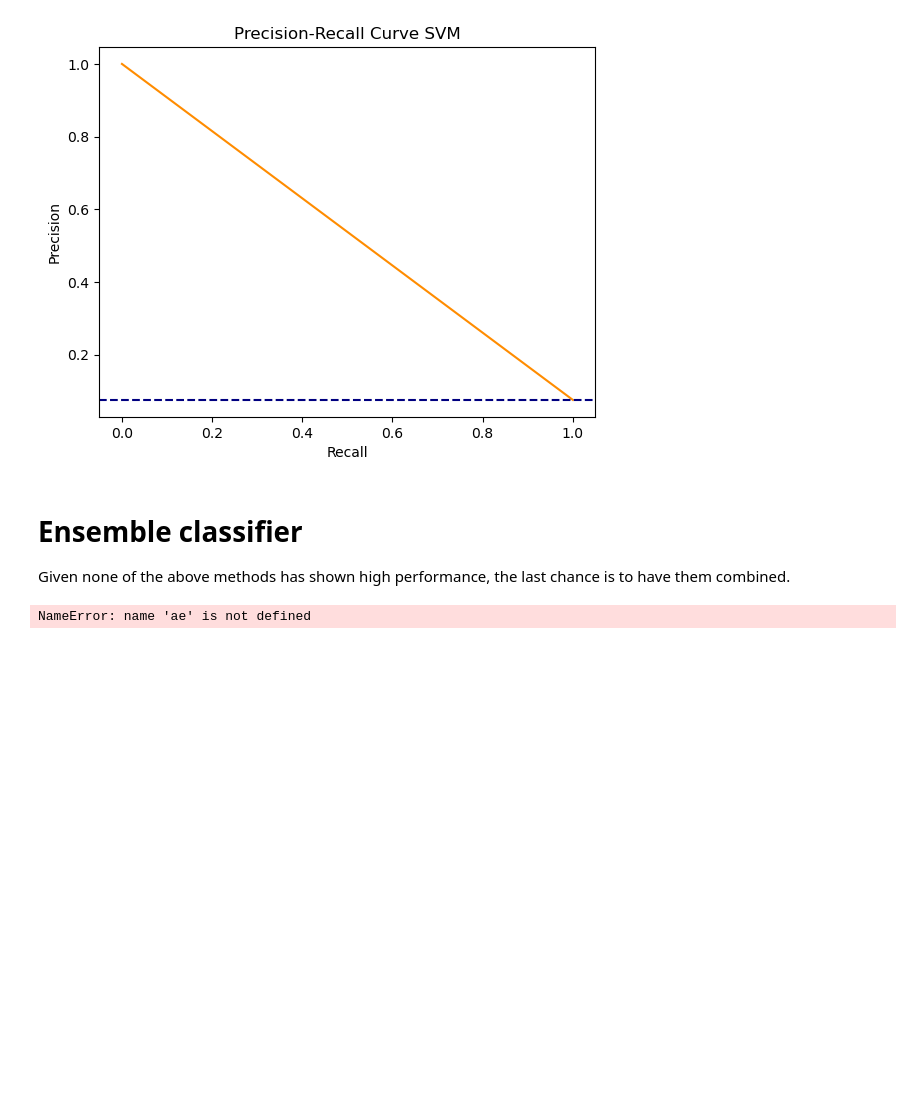
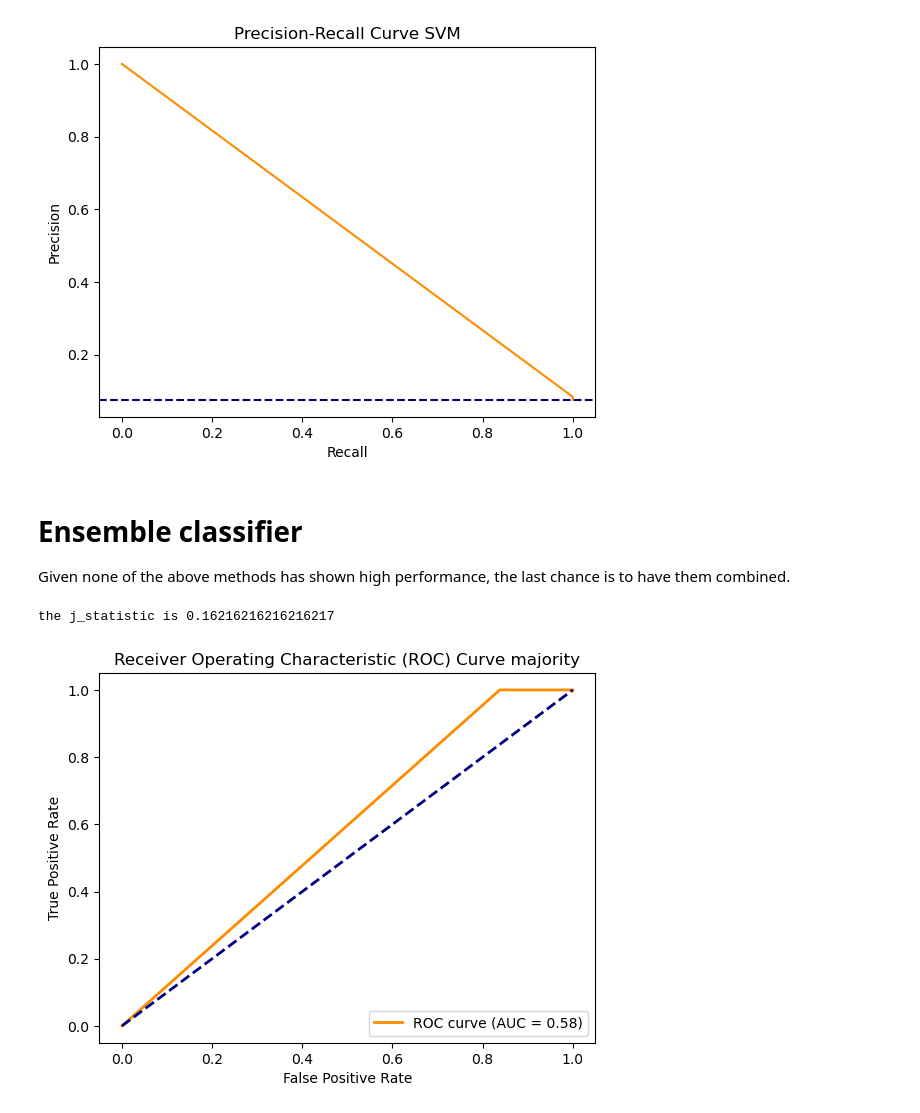
Before and after one commit to togetherthough/Deep-anomaly-detection-for-tracking-experiments-at-LHCb, a Jupyter notebook: notebook.ipynb, the cells around one changed output. Saved outputs shown, nothing was run; the diff lists cells and outputs as text; code cells hidden in the pictures; blank space fills up the shorter version.

```diff
--- a/notebook.ipynb
+++ b/notebook.ipynb
@@ -738,16 +743,26 @@ Given none of the above methods has shown high performance, the last chance is t
 # %%
 from sklearn.ensemble import StackingClassifier
 from sklearn.linear_model import LogisticRegression
 
 
+
+#predictions_ae + predictions_cae +  predictions_vae
+
+#Majority voting
+final_array = np.where((predictions_ae + predictions_cae + predictions_vae) >= 2, 1, 0)
+
+"""
+#stacking classifiers
 estimators = [
      ('ae', ae),
      ('cae', cae)]
 
 clf = StackingClassifier(
      estimators=estimators, final_estimator=LogisticRegression()
 )
+clf.fit(train_normal_data, y_train).score(X_test, y_test)"""
 
-clf.fit(train_normal_data, y_train).score(X_test, y_test)
+plot_ROC(y_test=y_test, predictions=final_array, name="majority")
 # %% [output]
-NameError: name 'ae' is not defined
+the j_statistic is 0.16216216216216217
+[figure, added]
```
Also changed, not shown: parts of 29 cells of this notebook, 1 other file.
